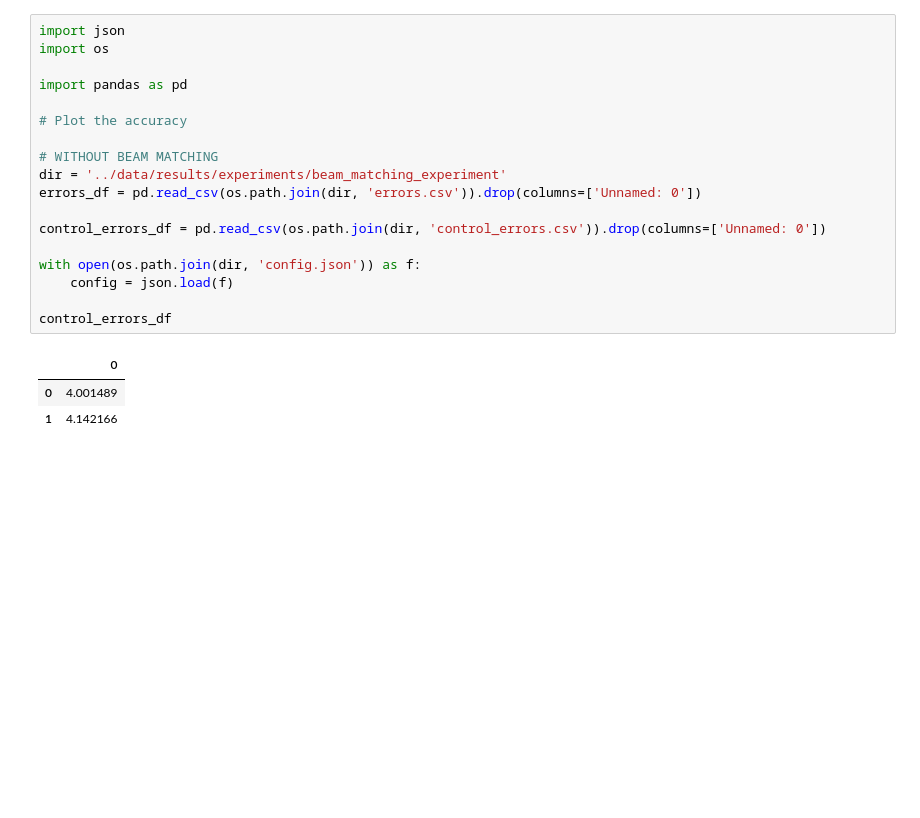
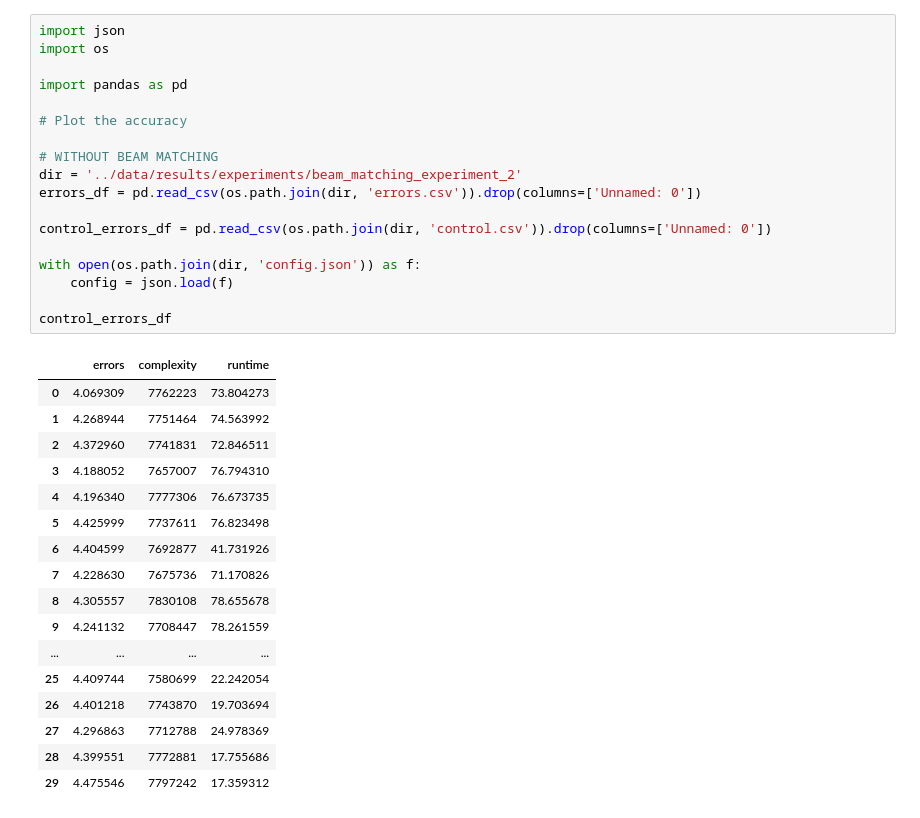
Before and after one commit to Andreas-Espelund/5G_localization, a Jupyter notebook: plotting/plot_beam_matching.ipynb, the cells around one changed output. Saved outputs shown, nothing was run; the diff lists cells and outputs as text; blank space fills up the shorter version.

```diff
--- a/plotting/plot_beam_matching.ipynb
+++ b/plotting/plot_beam_matching.ipynb
@@ -1,23 +1,37 @@
 # %%
 import json
 import os
 
 import pandas as pd
 
 # Plot the accuracy
 
 # WITHOUT BEAM MATCHING
-dir = '../data/results/experiments/beam_matching_experiment'
+dir = '../data/results/experiments/beam_matching_experiment_2'
 errors_df = pd.read_csv(os.path.join(dir, 'errors.csv')).drop(columns=['Unnamed: 0'])
 
-control_errors_df = pd.read_csv(os.path.join(dir, 'control_errors.csv')).drop(columns=['Unnamed: 0'])
+control_errors_df = pd.read_csv(os.path.join(dir, 'control.csv')).drop(columns=['Unnamed: 0'])
 
 with open(os.path.join(dir, 'config.json')) as f:
     config = json.load(f)
 
 control_errors_df
 # %% [output]
-|  | 0 |
-| 0 | 4.001489 |
-| 1 | 4.142166 |
+|  | errors | complexity | runtime |
+| 0 | 4.069309 | 7762223 | 73.804273 |
+| 1 | 4.268944 | 7751464 | 74.563992 |
+| 2 | 4.372960 | 7741831 | 72.846511 |
+| 3 | 4.188052 | 7657007 | 76.794310 |
+| 4 | 4.196340 | 7777306 | 76.673735 |
+| 5 | 4.425999 | 7737611 | 76.823498 |
+| 6 | 4.404599 | 7692877 | 41.731926 |
+| 7 | 4.228630 | 7675736 | 71.170826 |
+| 8 | 4.305557 | 7830108 | 78.655678 |
+| 9 | 4.241132 | 7708447 | 78.261559 |
+| ... | ... | ... | ... |
+| 25 | 4.409744 | 7580699 | 22.242054 |
+| 26 | 4.401218 | 7743870 | 19.703694 |
+| 27 | 4.296863 | 7712788 | 24.978369 |
+| 28 | 4.399551 | 7772881 | 17.755686 |
+| 29 | 4.475546 | 7797242 | 17.359312 |
 # %%
```
Also changed, not shown: parts of 2 cells of this notebook, 7 other files.
